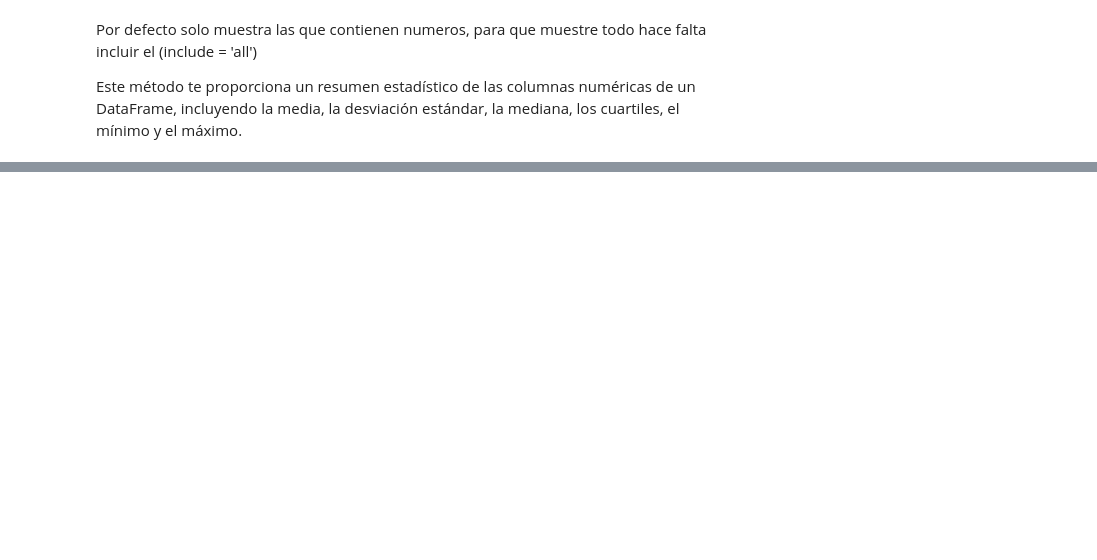
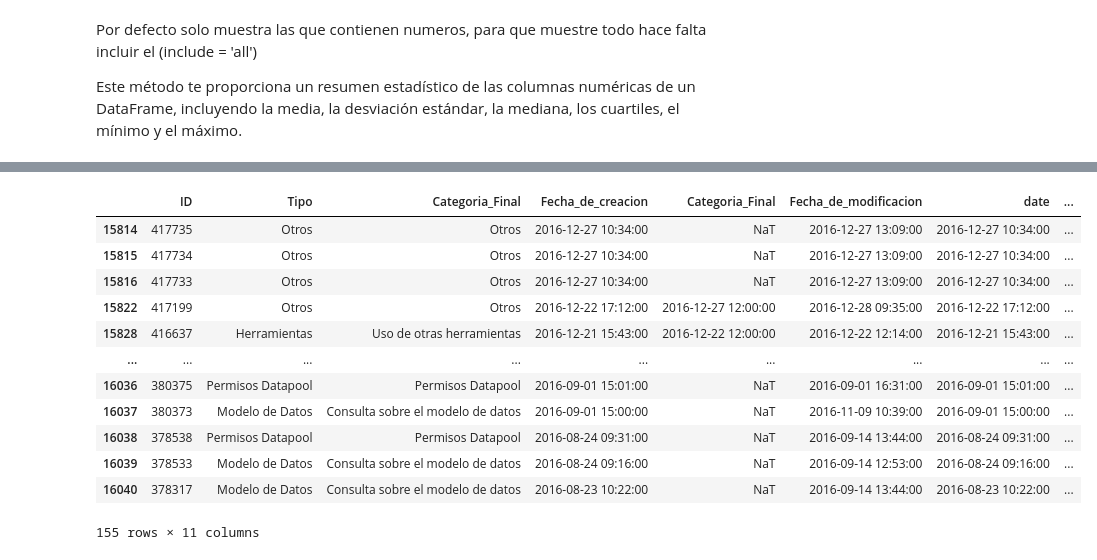
Before and after one commit to JoseAm7/TFG_SDG, a Jupyter notebook: TFG_SDG_JVID.ipynb, the cells around one changed output, grey strips where cells are left out. Cells and saved outputs as stored; diff of their text form; code cells hidden in the pictures; blank space fills up the shorter version.

```diff
--- a/TFG_SDG_JVID.ipynb
+++ b/TFG_SDG_JVID.ipynb
@@ -79,7 +97,0 @@ Name: ID, Length: 16041, dtype: int64
-# %%
-
-df['Fecha de creación'] = pd.to_datetime(df['Fecha de creación'], format='%d/%m/%Y %H:%M')
-df['Fecha solución propuesta'] = pd.to_datetime(df['Fecha solución propuesta'], format='%d/%m/%Y %H:%M')
-df['Fecha de modificación'] = pd.to_datetime(df['Fecha de modificación'], format='%d/%m/%Y %H:%M')
-#Cambiamos el formato del df de las fechas de un formato que no lo reconoce jupyter notebook a un formato
-# que si reconoce y entonces podemos pasar ya a un mejor analisis
@@ -106,3 +97,0 @@ df.describe #ahora si que reconoce la fecha de creacion/resolucion con formato d
-# %%
-df = df.drop(columns=['Categoría'], axis=0) #axis = 1 --> se borra una columna
-                                              #axis = 0 --> se borra una fila
@@ -110,0 +127,24 @@ df = df.drop(columns=['Categoría'], axis=0) #axis = 1 --> se borra una columna
+# %%
+#Creamos distintos data frames para cada año para su posterior analisis
+data_2016 = df[df.Fecha_de_modificacion < '2017-01-01 00:00']
+data_2017 = df[(df.Fecha_de_modificacion < '2018-01-01 00:00') & (df.Fecha_de_modificacion > '2017-01-01 00:00')]
+data_2018 = df[(df.Fecha_de_modificacion < '2019-01-01 00:00') & (df.Fecha_de_modificacion > '2018-01-01 00:00')]
+data_2019 = df[(df.Fecha_de_modificacion < '2020-01-01 00:00') & (df.Fecha_de_modificacion > '2019-01-01 00:00')]
+data_2020 = df[(df.Fecha_de_modificacion < '2021-01-01 00:00') & (df.Fecha_de_modificacion > '2020-01-01 00:00')]
+data_2021 = df[(df.Fecha_de_modificacion < '2022-01-01 00:00') & (df.Fecha_de_modificacion > '2021-01-01 00:00')]
+data_2022 = df[(df.Fecha_de_modificacion < '2023-01-01 00:00') & (df.Fecha_de_modificacion > '2022-01-01 00:00')]
+data_2016
+# %% [output]
+|  | ID | Tipo | Categoria_Final | Fecha_de_creacion | Categoria_Final | Fecha_de_modificacion | date | ... |
+| 15814 | 417735 | Otros | Otros | 2016-12-27 10:34:00 | NaT | 2016-12-27 13:09:00 | 2016-12-27 10:34:00 | ... |
+| 15815 | 417734 | Otros | Otros | 2016-12-27 10:34:00 | NaT | 2016-12-27 13:09:00 | 2016-12-27 10:34:00 | ... |
+| 15816 | 417733 | Otros | Otros | 2016-12-27 10:34:00 | NaT | 2016-12-27 13:09:00 | 2016-12-27 10:34:00 | ... |
+| 15822 | 417199 | Otros | Otros | 2016-12-22 17:12:00 | 2016-12-27 12:00:00 | 2016-12-28 09:35:00 | 2016-12-22 17:12:00 | ... |
+| 15828 | 416637 | Herramientas | Uso de otras herramientas | 2016-12-21 15:43:00 | 2016-12-22 12:00:00 | 2016-12-22 12:14:00 | 2016-12-21 15:43:00 | ... |
+| ... | ... | ... | ... | ... | ... | ... | ... | ... |
+| 16036 | 380375 | Permisos Datapool | Permisos Datapool | 2016-09-01 15:01:00 | NaT | 2016-09-01 16:31:00 | 2016-09-01 15:01:00 | ... |
+| 16037 | 380373 | Modelo de Datos | Consulta sobre el modelo de datos | 2016-09-01 15:00:00 | NaT | 2016-11-09 10:39:00 | 2016-09-01 15:00:00 | ... |
+| 16038 | 378538 | Permisos Datapool | Permisos Datapool | 2016-08-24 09:31:00 | NaT | 2016-09-14 13:44:00 | 2016-08-24 09:31:00 | ... |
+| 16039 | 378533 | Modelo de Datos | Consulta sobre el modelo de datos | 2016-08-24 09:16:00 | NaT | 2016-09-14 12:53:00 | 2016-08-24 09:16:00 | ... |
+| 16040 | 378317 | Modelo de Datos | Consulta sobre el modelo de datos | 2016-08-23 10:22:00 | NaT | 2016-09-14 13:44:00 | 2016-08-23 10:22:00 | ... |
+155 rows × 11 columns
```
Also changed, not shown: parts of 16 cells of this notebook.
